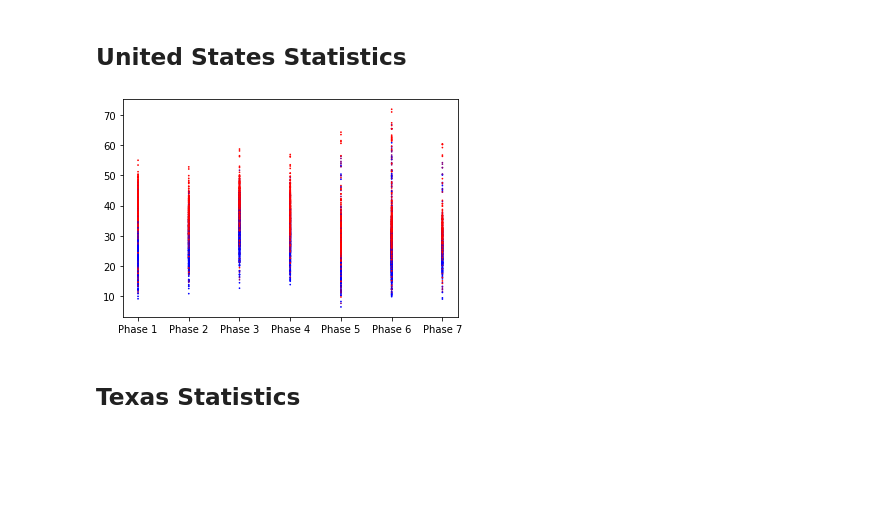
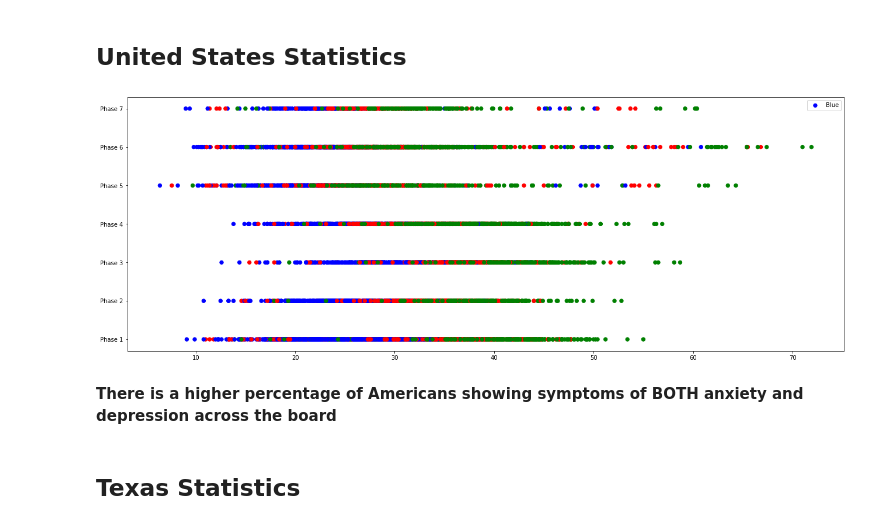
Before and after one commit to lmm2020/EDA-Projects, a Jupyter notebook: EDA_anxiety.ipynb, the cells around one changed output. Drawn from its saved outputs; the diff is of its cells as text; code cells hidden in the pictures; blank space fills up the shorter version.

Commit message:
Added seaborn library, created more plots

```diff
--- a/EDA_anxiety.ipynb
+++ b/EDA_anxiety.ipynb
@@ -472,17 +458,37 @@ us_indicator_colors = np.select(color_conditions, colors)
 # %% [markdown]
 ## United States Statistics
+# %%
+#Assign colors to each Indicator *U.S df only*
+
+
+#create a list of conditions
+color_conditions = [
+    (clean_df['Indicator'] == 'Symptoms of Anxiety Disorder'), #1
+    (clean_df['Indicator'] == 'Symptoms of Depressive Disorder'), #2
+    (clean_df['Indicator'] == 'Symptoms of Anxiety Disorder or Depressive Disorder'), #3
+    ]
+#create a list of the values we want to assign for each condition
+colors = ['Red','Blue','Green']
+
+#use np.select to assign values
+us_indicator_colors = np.select(color_conditions, colors)
 # %%
-#Percentage of Americans that show symptoms across each Phase
+#Percentage of Americans that show symptoms
 
-plt.scatter(
-    x = clean_df['Phases'],
-    y = clean_df['Value'],
-    s = 0.5,
-    c = us_indicator_colors)
+plt.figure(figsize= (22,8))
 
+#tell it which values to plot
+plt.scatter(x = clean_df['Value'], y = clean_df['Phases'], s = 40, c = us_indicator_colors)
+
+#create a legend
+plt.legend(us_indicator_colors)
+
+#display figure
 plt.show()
 # %% [output]
-[figure, old version]
+[figure, new version]
+# %% [markdown]
+**There is a higher percentage of Americans showing symptoms of BOTH anxiety and depression across the board**
 # %% [markdown]
 ## Texas Statistics
 # %%
```
Also changed, not shown: parts of 13 cells of this notebook.
